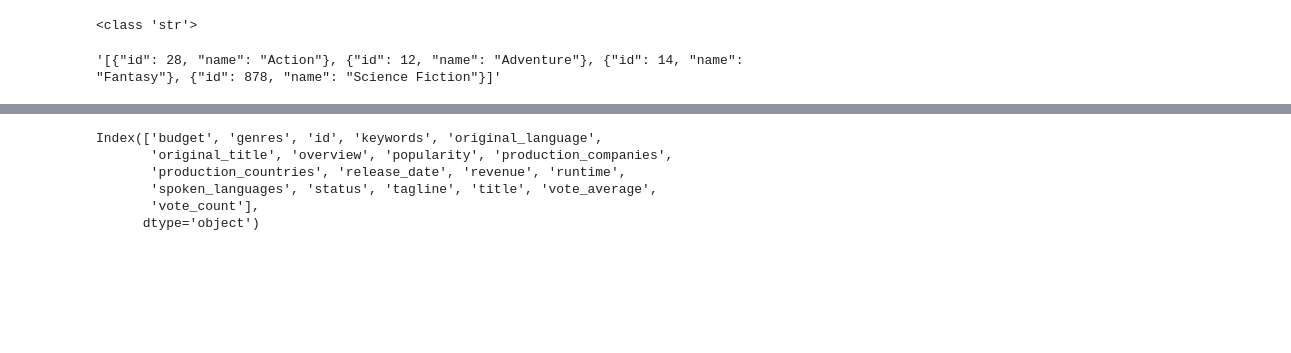
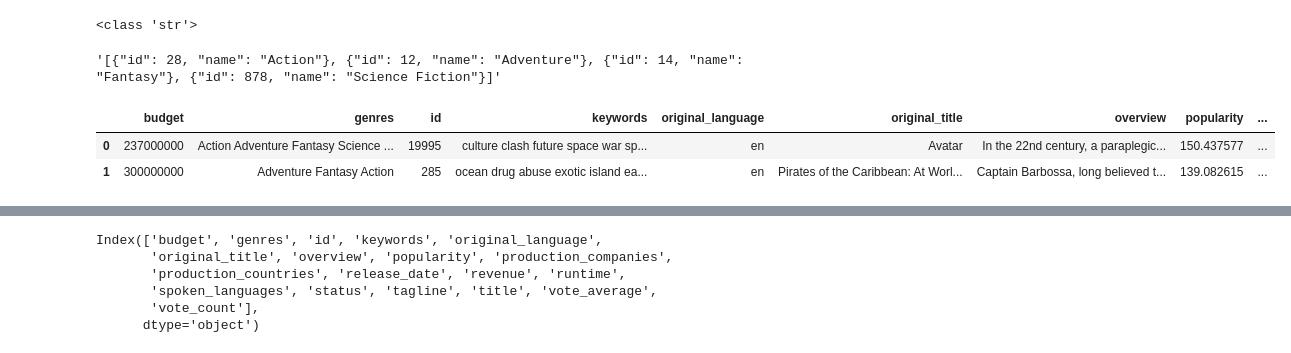
Before and after one commit to akafintech/fintech_service_2nd_aka, a Jupyter notebook: 05MACHINE_LEARNING/21컨텐츠기반_추천시스템만들기.ipynb, the cells around one changed output, grey strips where cells are left out. Saved outputs shown, nothing was run; the diff lists cells and outputs as text; code cells hidden in the pictures; blank space fills up the shorter version.

```diff
--- a/05MACHINE_LEARNING/21컨텐츠기반_추천시스템만들기.ipynb
+++ b/05MACHINE_LEARNING/21컨텐츠기반_추천시스템만들기.ipynb
@@ -108,6 +108,13 @@ def dict_unpack(data) :
 #         result.append(item['name'])
 #     result = " ".join(result)
 #     result
+# %%
+data2 = data.iloc[:2].apply(dict_unpack, axis=1)
+data2
+# %% [output]
+|  | budget | genres | id | keywords | original_language | original_title | overview | popularity | ... |
+| 0 | 237000000 | Action Adventure Fantasy Science ... | 19995 | culture clash future space war sp... | en | Avatar | In the 22nd century, a paraplegic... | 150.437577 | ... |
+| 1 | 300000000 | Adventure Fantasy Action | 285 | ocean drug abuse exotic island ea... | en | Pirates of the Caribbean: At Worl... | Captain Barbossa, long believed t... | 139.082615 | ... |
 # %%
 data.apply(dict_unpack, axis=1)
 data
```
Also changed, not shown: parts of 1 cell of this notebook, 5 other files.
